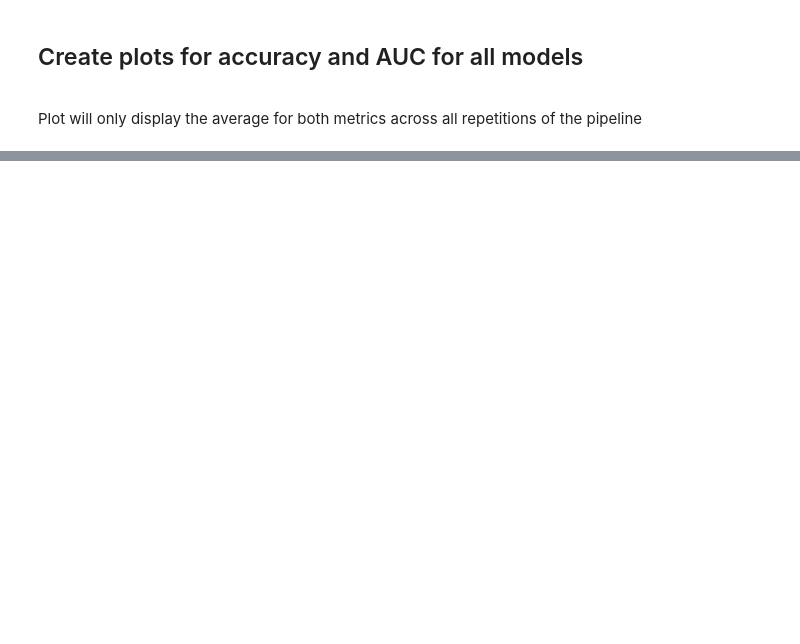
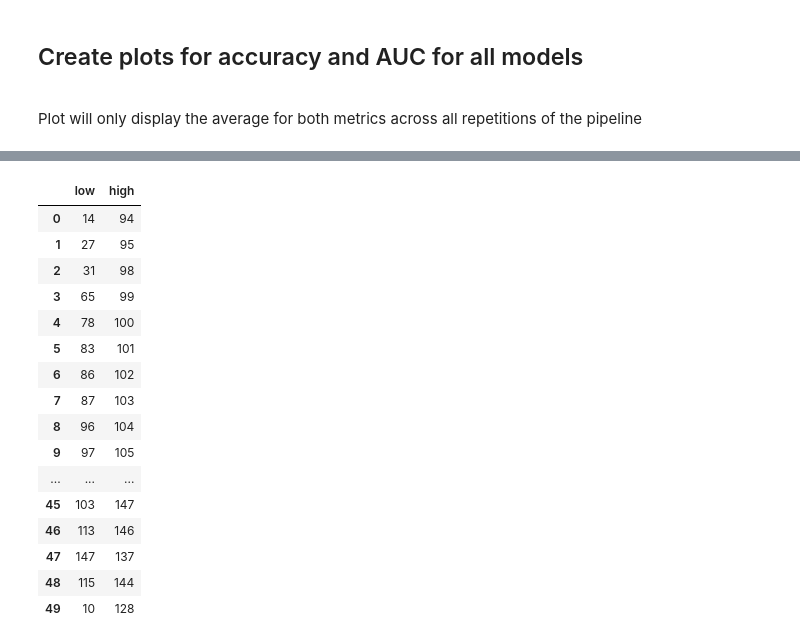
Before and after one commit to olegolt/PAF_reanalysis, a Jupyter notebook: reanalysis.ipynb, the cells around one changed output, grey strips where cells are left out. Saved outputs shown, nothing was run; the diff lists cells and outputs as text; code cells hidden in the pictures; blank space fills up the shorter version.

```diff
--- a/reanalysis.ipynb
+++ b/reanalysis.ipynb
@@ -250,0 +774,67 @@ Saved AUC plot as SVG: /home/ole/projects/PAF/figures/AUC_by_Model.svg
+# %%
+yawn_pain_file = os.path.join(basepath, "data/yawn_pain_all.csv")
+df_yawn_pain = pd.read_csv(yawn_pain_file)
+
+chew_pain_file = os.path.join(basepath, "data/chew_pain_all.csv")
+df_chew_pain = pd.read_csv(chew_pain_file)
+
+
+df_all_pain = df_chew_pain.add(df_yawn_pain, fill_value=0)
+
+df_all_pain["ID"] = df_yawn_pain["ID"]
+
+df_all_pain_long = df_all_pain.melt(id_vars=["ID"],
+                                                var_name="t",
+                                                value_name="y")
+
+# Fit latent class growth models
+# Initial model with one group
+# Encode the 't' column
+label_encoder = LabelEncoder()
+df_all_pain_long["t"] = label_encoder.fit_transform(df_all_pain_long["t"])
+lcga1 = GaussianMixture(n_components=1, covariance_type="full", max_iter=100)
+lcga1.fit(df_all_pain_long[["y", "t"]])
+
+# Optimize with two groups
+lcga2 = GaussianMixture(n_components=2, covariance_type="full", max_iter=100)
+lcga2.fit(df_all_pain_long[["y", "t"]])
+
+
+# Get class probabilities and IDs
+probs = lcga2.predict_proba(df_all_pain_long[["y", "t"]])
+df_all_pain_long["class"] = np.argmax(probs, axis=1)
+
+# Classify IDs
+class_1_ID = df_all_pain_long[df_all_pain_long["class"] == 0]["ID"].unique()[:40]
+class_2_ID = df_all_pain_long[df_all_pain_long["class"] == 1]["ID"].unique()[60:100]
+
+classA = all_pain_df_train[all_pain_df_train["ID"].isin(class_1_ID)]
+classB = all_pain_df_train[all_pain_df_train["ID"].isin(class_2_ID)]
+
+if classA.iloc[:, 1:11].mean().mean() < classB.iloc[:, 1:11].mean().mean():
+    ID_low_LGM = class_1_ID
+    ID_high_LGM = class_2_ID
+else:
+    ID_low_LGM = class_2_ID
+    ID_high_LGM = class_1_ID
+
+
+df_ID_LGM_train = pd.DataFrame({"low": ID_low_LGM, "high": ID_high_LGM})
+# %% [output]
+|  | low | high |
+| 0 | 14 | 94 |
+| 1 | 27 | 95 |
+| 2 | 31 | 98 |
+| 3 | 65 | 99 |
+| 4 | 78 | 100 |
+| 5 | 83 | 101 |
+| 6 | 86 | 102 |
+| 7 | 87 | 103 |
+| 8 | 96 | 104 |
+| 9 | 97 | 105 |
+| ... | ... | ... |
+| 45 | 103 | 147 |
+| 46 | 113 | 146 |
+| 47 | 147 | 137 |
+| 48 | 115 | 144 |
+| 49 | 10 | 128 |
```
Also changed, not shown: parts of 14 cells of this notebook, 11 other files.
